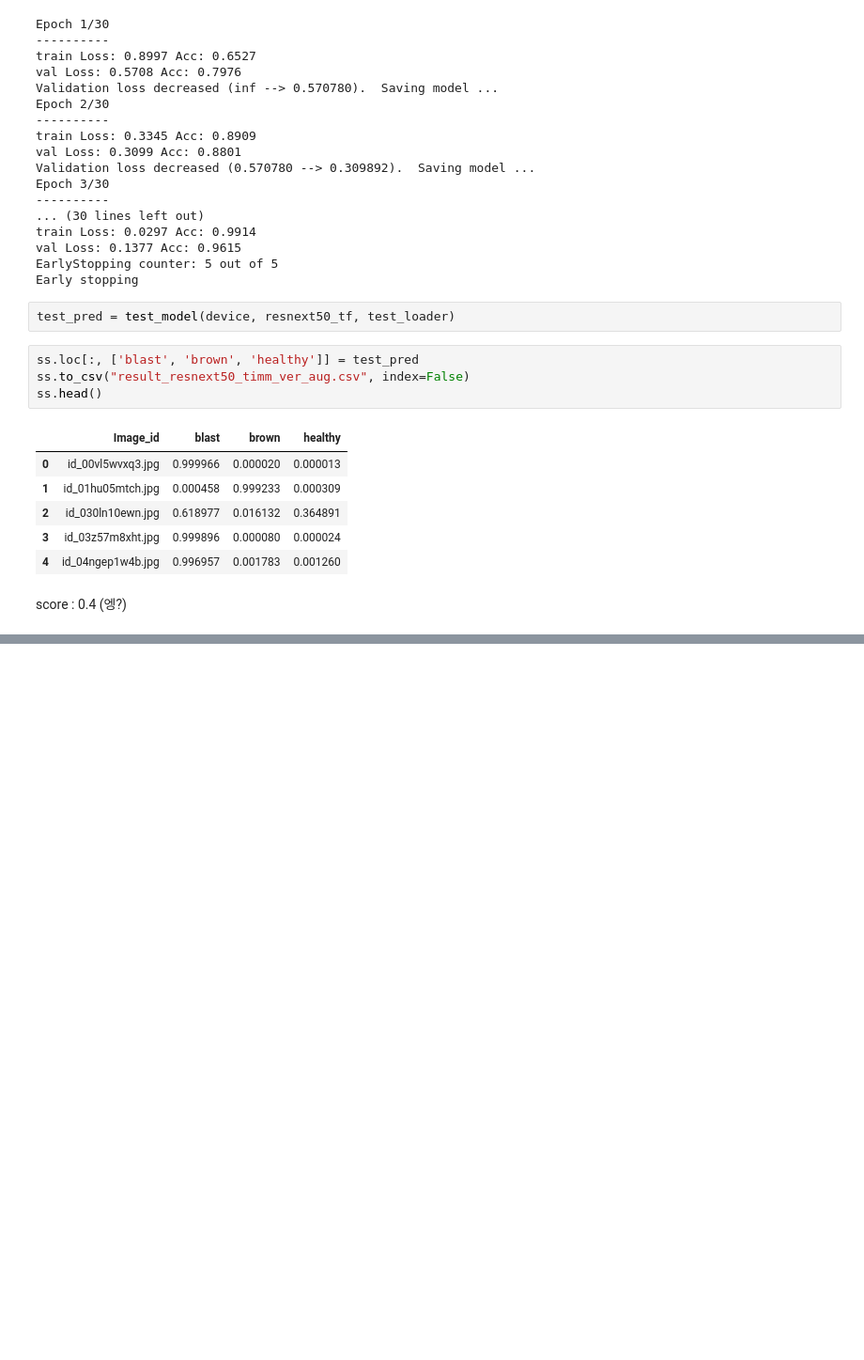
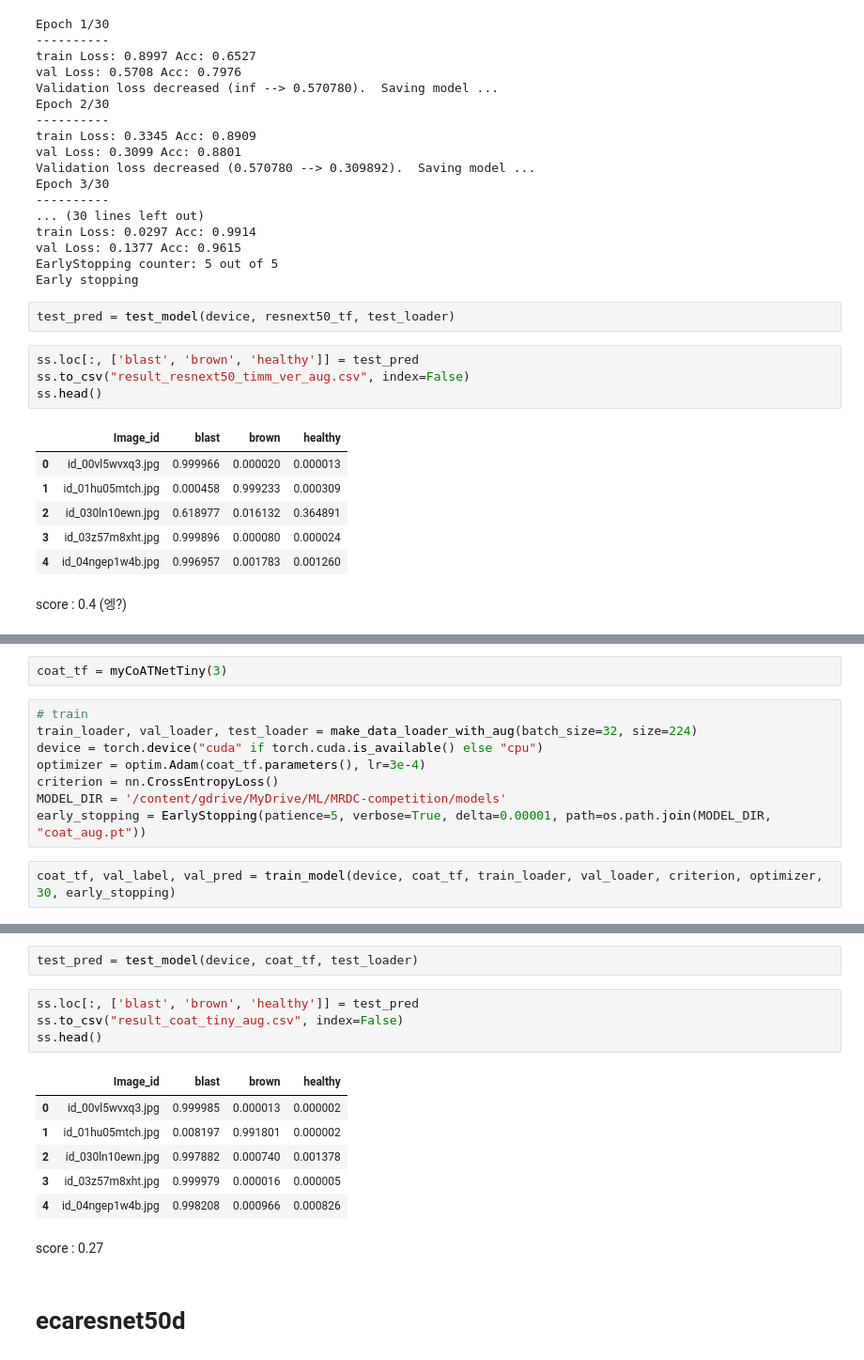
Before and after one commit to DevKor-Team/MRDC-Challenge, a Jupyter notebook: jo/week4.ipynb, the cells around one changed output, grey strips where cells are left out. Shown at 94% size. Drawn from its saved outputs; the diff is of its cells as text; blank space fills up the shorter version.

```diff
--- a/jo/week4.ipynb
+++ b/jo/week4.ipynb
@@ -1021,0 +1279,12 @@ score : 0.4 (엥?)
+# %%
+coat_tf = myCoATNetTiny(3)
+# %%
+# train
+train_loader, val_loader, test_loader = make_data_loader_with_aug(batch_size=32, size=224)
+device = torch.device("cuda" if torch.cuda.is_available() else "cpu")
+optimizer = optim.Adam(coat_tf.parameters(), lr=3e-4)
+criterion = nn.CrossEntropyLoss()
+MODEL_DIR = '/content/gdrive/MyDrive/ML/MRDC-competition/models'
+early_stopping = EarlyStopping(patience=5, verbose=True, delta=0.00001, path=os.path.join(MODEL_DIR, "coat_aug.pt"))
+# %%
+coat_tf, val_label, val_pred = train_model(device, coat_tf, train_loader, val_loader, criterion, optimizer, 30, early_stopping)
@@ -1021,0 +1309,17 @@ score : 0.4 (엥?)
+# %%
+test_pred = test_model(device, coat_tf, test_loader)
+# %%
+ss.loc[:, ['blast', 'brown', 'healthy']] = test_pred
+ss.to_csv("result_coat_tiny_aug.csv", index=False)
+ss.head()
+# %% [output]
+|  | Image_id | blast | brown | healthy |
+| 0 | id_00vl5wvxq3.jpg | 0.999985 | 0.000013 | 0.000002 |
+| 1 | id_01hu05mtch.jpg | 0.008197 | 0.991801 | 0.000002 |
+| 2 | id_030ln10ewn.jpg | 0.997882 | 0.000740 | 0.001378 |
+| 3 | id_03z57m8xht.jpg | 0.999979 | 0.000016 | 0.000005 |
+| 4 | id_04ngep1w4b.jpg | 0.998208 | 0.000966 | 0.000826 |
+# %% [markdown]
+score : 0.27
+# %% [markdown]
+# ecaresnet50d
```
Also changed, not shown: parts of 49 cells of this notebook.
